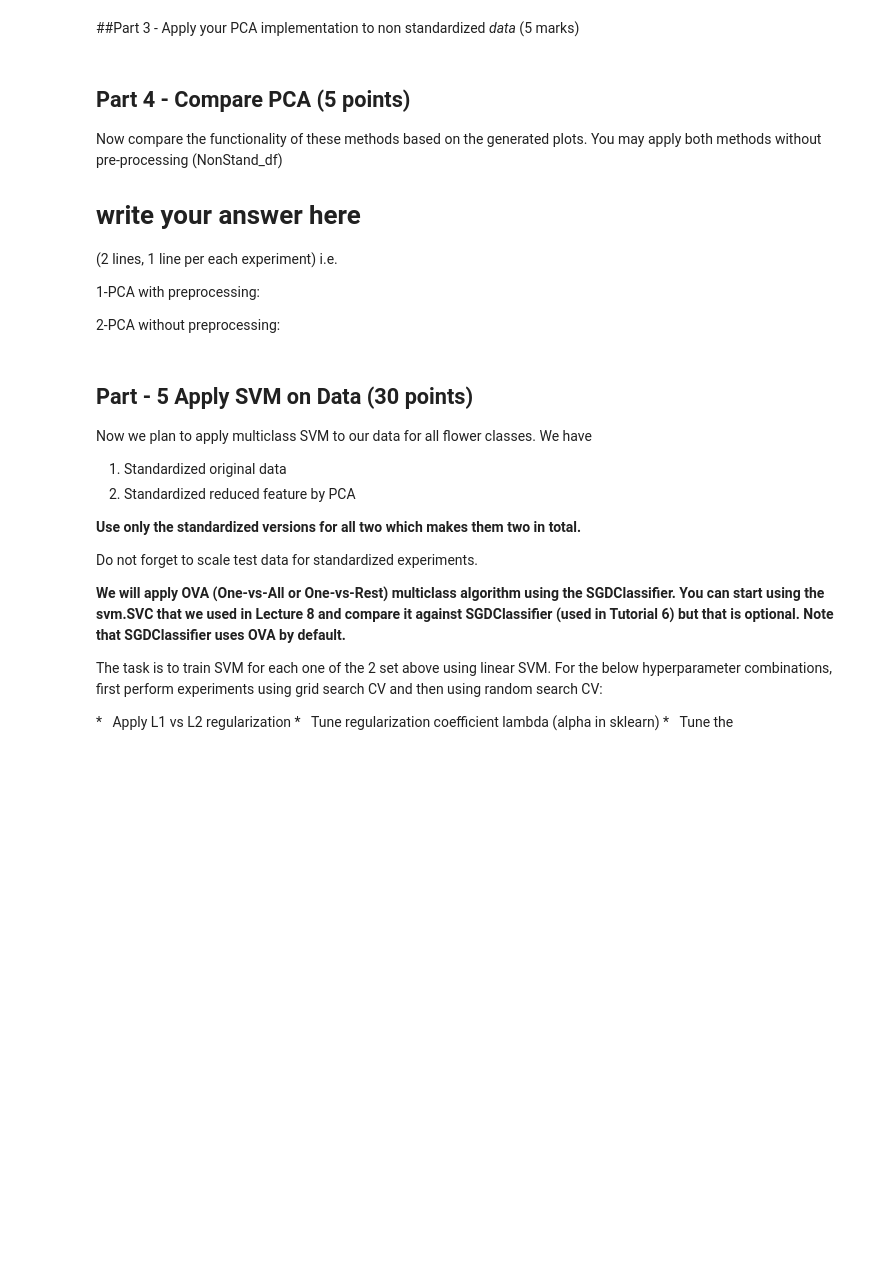
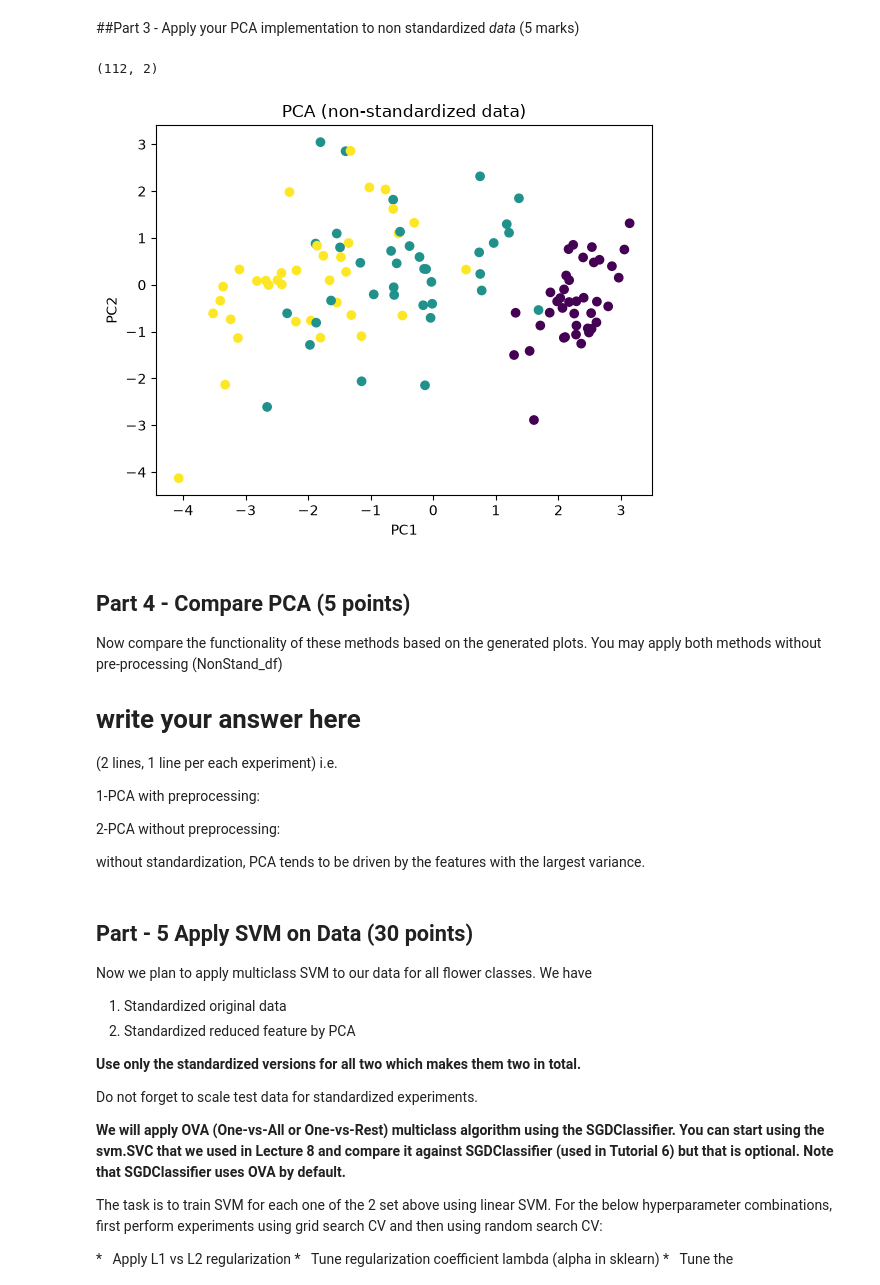
Before and after one commit to billylin609/SYDE522, a Jupyter notebook: src/assignment3/SYDE_522_F26_Assignment_3.ipynb, the cells around one changed output. Cells and saved outputs as stored; diff of their text form; code cells hidden in the pictures; blank space fills up the shorter version.

```diff
--- a/src/assignment3/SYDE_522_F26_Assignment_3.ipynb
+++ b/src/assignment3/SYDE_522_F26_Assignment_3.ipynb
@@ -212,10 +222,15 @@ Compare your PCA code vs the python library PCA code. Write your answer here in
 # %% [markdown]
 ##Part 3 - Apply your PCA implementation to non standardized *data* (5 marks)
 # %%
-Y4=PCA(NonStand_df # write your code here
+Y4=PCA(NonStand_df.drop(columns='Target')) # write your code here
 print(Y2.shape)
 # Plot the 2 most important features
-plt.scatter(.....
+plt.scatter(Y4[:, 0], Y4[:, 1], c=NonStand_df['Target'])
+plt.xlabel('PC1'); plt.ylabel('PC2'); plt.title('PCA (non-standardized data)')
+plt.show()
+# %% [output]
+(112, 2)
+[figure, added]
 # %% [markdown]
 ## Part 4 - Compare PCA (5 points)
 
@@ -230,6 +245,8 @@ Now compare the functionality of these methods based on the generated plots. You
 
 
  2-PCA without preprocessing:
+
+ without standardization, PCA tends to be driven by the features with the largest variance.
 # %% [markdown]
 ## Part - 5 Apply SVM on Data **(30 points)**
 Now we plan to apply multiclass SVM to our data for all flower classes. We have
```
Also changed, not shown: parts of 6 cells of this notebook, 2 other files.
